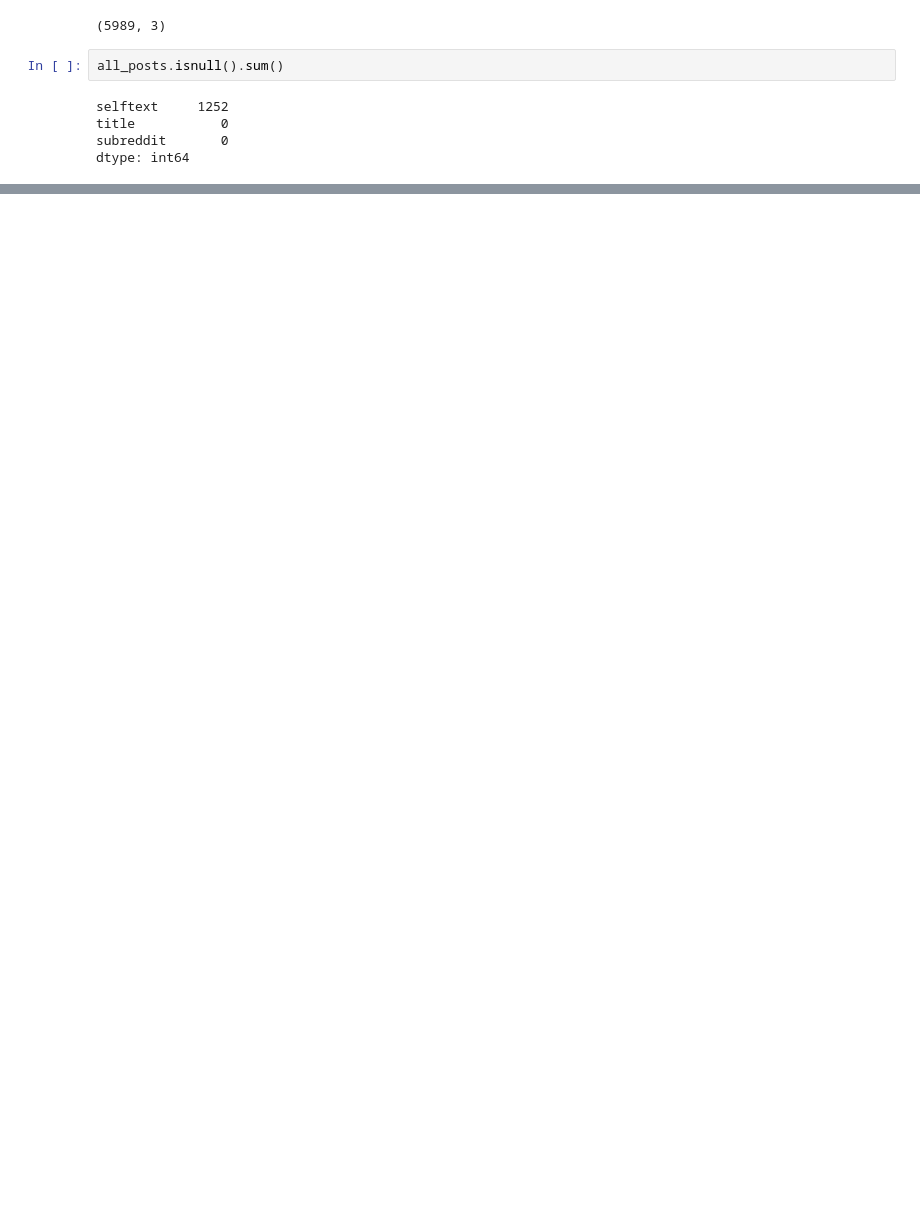
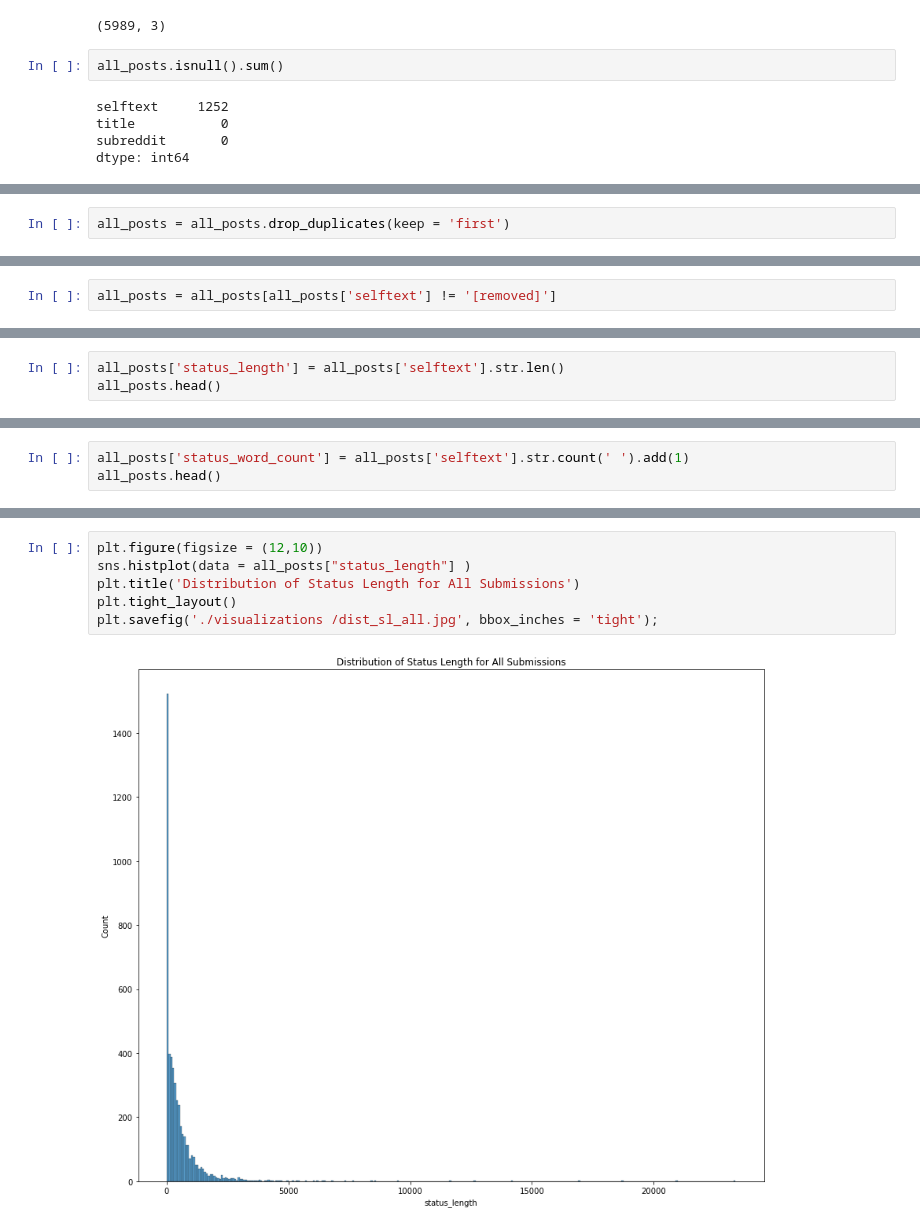
Before and after one commit to myacarrizosa/reddit_nlp_classification, a Jupyter notebook: Classification Models.ipynb, the cells around one changed output, grey strips where cells are left out. Cells and saved outputs as stored; diff of their text form; blank space fills up the shorter version.

```diff
--- a/Classification Models.ipynb
+++ b/Classification Models.ipynb
@@ -40,0 +92,2 @@ dtype: int64
+# %%
+all_posts = all_posts.drop_duplicates(keep = 'first')
@@ -40,0 +121,2 @@ dtype: int64
+# %%
+all_posts = all_posts[all_posts['selftext'] != '[removed]']
@@ -40,0 +129,3 @@ dtype: int64
+# %%
+all_posts['status_length'] = all_posts['selftext'].str.len()
+all_posts.head()
@@ -40,0 +139,3 @@ dtype: int64
+# %%
+all_posts['status_word_count'] = all_posts['selftext'].str.count(' ').add(1)
+all_posts.head()
@@ -40,0 +149,8 @@ dtype: int64
+# %%
+plt.figure(figsize = (12,10))
+sns.histplot(data = all_posts["status_length"] )
+plt.title('Distribution of Status Length for All Submissions')
+plt.tight_layout()
+plt.savefig('./visualizations /dist_sl_all.jpg', bbox_inches = 'tight');
+# %% [output]
+[figure, added]
```
Also changed, not shown: parts of 113 cells of this notebook, 17 other files.
